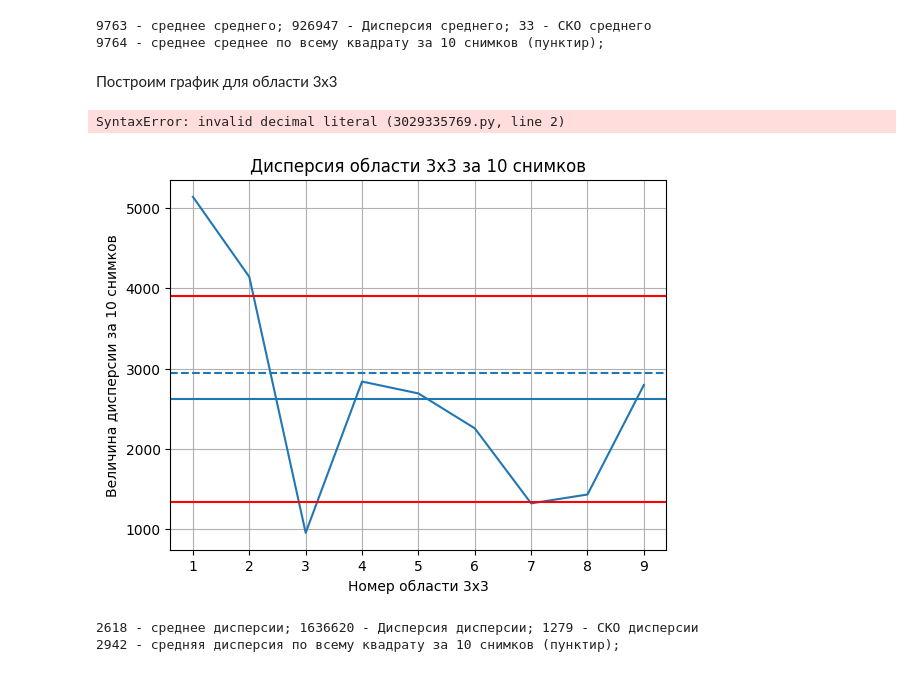
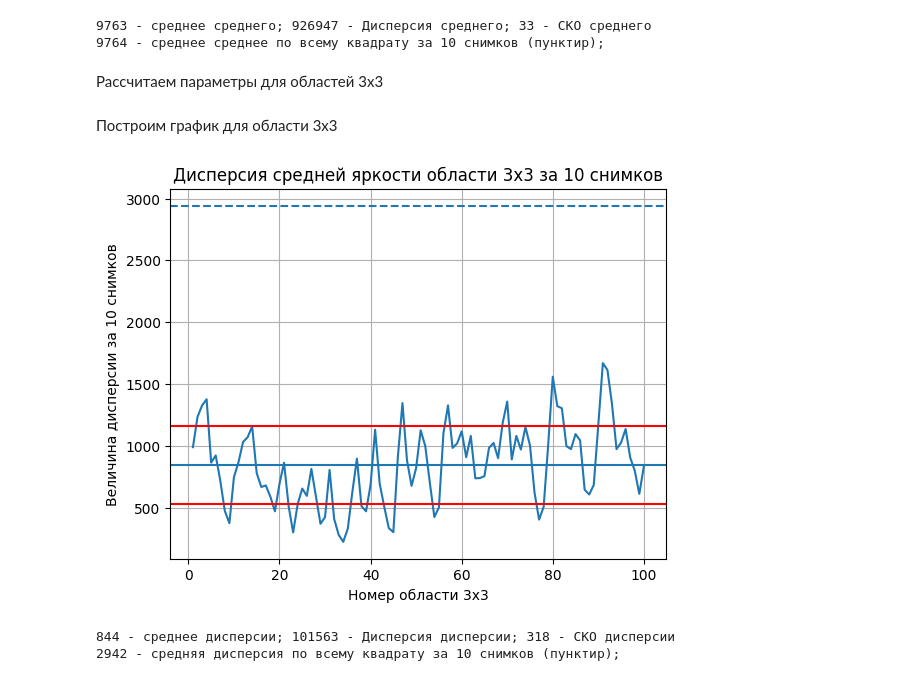
Before and after one commit to integrator942/SNR_X_RAY_PICTURES, a Jupyter notebook: SNR_X_RAY_PICTURES.ipynb, the cells around one changed output. Cells and saved outputs as stored; diff of their text form; code cells hidden in the pictures.

```diff
--- a/SNR_X_RAY_PICTURES.ipynb
+++ b/SNR_X_RAY_PICTURES.ipynb
@@ -190,19 +187,19 @@ print(int(mean_sredn_mean), '- среднее среднее по всему к
 9763 - среднее среднего; 926947 - Дисперсия среднего; 33 - СКО среднего
 9764 - среднее среднее по всему квадрату за 10 снимков (пунктир);
 # %% [markdown]
-Построим график для области 3х3
+Рассчитаем параметры для областей 3х3
 # %%
-import math
 obl_side=3 #Размер области
 k_3=0
-j_3=0
+pixel33_mean_var=[]
 while k_3 < math.floor(b_square/obl_side):
+    j_3=0
     while j_3 < math.floor(b_square/obl_side):
         pixel_brightness=[]
         pixel_brightness_total=[]
         pixel_mean_var=[]
         for i in range(10):
-            path_elbow="C:\\Users\\lkond\\Destkop\\Python\\elbow\\16_bit\\" + str(i+1) + ".tiff"
+            path_elbow="C:\\Users\\lkond\\Desktop\\Python\\16_bit\\" + str(i+1) + ".tiff"
             img = Image.open(path_elbow)
             img = img.crop(coordinates_crop) #Обрезка тёмных краёв
             imag_region_loop = img.crop(coordinates) #выбор области анализа
@@ -210,35 +207,38 @@ while k_3 < math.floor(b_square/obl_side):
             pixel_brightness=[]
             for k in range(3):
                 for j in range(3):
-                    pixel_brightness.append(int(oblast_loop[j][k])) #Выбор пикселя, считываем его яркость
-            pixel_brightness_total.append(pixel_brightness)
-        pixel_brightness_total=list(map(list, zip(*pixel_brightness_total))) #Транспонирование списка списков
-        for f in range(len(pixel_brightness_total)): #Cчитаем список Среднего и Дисперсии за 10 снимков
-            mean_pixel=int(np.mean(pixel_brightness_total[f])) #среднее значение
-            var_pixel=int(np.var(pixel_brightness_total[f])) #дисперсия
-            pixel_mean_var.append([mean_pixel,var_pixel]) #СРеднее и дисперсия за 10 снимков
-        pixel_mean_var=list(map(list, zip(*pixel_mean_var))) #Транспонируем, чтобы построить график
+                    pixel_brightness.append(int(oblast_loop[j+j_3][k+k_3])) #Выбор пикселя, считываем его яркость
+            pixel_brightness_total.append(int(np.mean(pixel_brightness))) #Среднее значение области яркости пикселей
+        mean_pixel=int(np.mean(pixel_brightness_total)) #среднее значение для одной области 3x3 за 10 снимков
+        var_pixel=int(np.var(pixel_brightness_total)) #дисперсия для одной области 3x3 за 10 снимков
+        pixel_mean_var.append(mean_pixel)
+        pixel_mean_var.append(var_pixel)
+        j_3+=1
+        pixel33_mean_var.append(pixel_mean_var)
+    k_3+=1
+pixel33_mean_var=list(map(list, zip(*pixel33_mean_var))) #Транспонируем, чтобы построить график
-# %% [output]
-SyntaxError: invalid decimal literal (3029335769.py, line 2)
+# %% [markdown]
+Построим график для области 3x3
 # %%
 k_graph=[]
-for k in range(3*3): #Ось X
+Ox=len(pixel33_mean_var[0])
+for k in range(Ox): #Ось X
     k_graph.append(k+1)
-std_var_pixel=np.std(pixel_mean_var[1]) #СКО дисперсии
-mean_var_pixel=np.mean(pixel_mean_var[1]) #Среднее значение дисперсии
-plt.plot(k_graph, pixel_mean_var[1])
-plt.axline((1, mean_var_pixel), (3*3, mean_var_pixel))  #Среднее значение дисперсии
-plt.axline((1, mean_var_pixel+std_var_pixel), (3*3, mean_var_pixel+std_var_pixel), color='Red') #+ СКО
-plt.axline((1, mean_var_pixel-std_var_pixel), (3*3, mean_var_pixel-std_var_pixel), color='Red') #- СКО
-plt.axline((1, mean_sredn_var), (3*3, mean_sredn_var), linestyle='--') #Средняя дисперсия по всему выбранному квадрату за 10
+std_var_pixel=np.std(pixel33_mean_var[1]) #СКО дисперсии
+mean_var_pixel=np.mean(pixel33_mean_var[1]) #Среднее значение дисперсии
+plt.plot(k_graph, pixel33_mean_var[1])
+plt.axline((1, mean_var_pixel), (Ox, mean_var_pixel))  #Среднее значение дисперсии
+plt.axline((1, mean_var_pixel+std_var_pixel), (Ox, mean_var_pixel+std_var_pixel), color='Red') #+ СКО
+plt.axline((1, mean_var_pixel-std_var_pixel), (Ox, mean_var_pixel-std_var_pixel), color='Red') #- СКО
+plt.axline((1, mean_sredn_var), (Ox, mean_sredn_var), linestyle='--') #Средняя дисперсия по всему выбранному квадрату за 10
 plt.grid()
 plt.xlabel('Номер области 3х3')
 plt.ylabel('Величина дисперсии за 10 снимков')
-plt.title('Дисперсия области 3х3 за 10 снимков')
+plt.title('Дисперсия средней яркости области 3х3 за 10 снимков')
 plt.show()
-print(int(mean_var_pixel), '- среднее дисперсии;', int(np.var(pixel_mean_var[1])),'- Дисперсия дисперсии;', int(std_var_pixel), '- СКО дисперсии')
+print(int(mean_var_pixel), '- среднее дисперсии;', int(np.var(pixel33_mean_var[1])),'- Дисперсия дисперсии;', int(std_var_pixel), '- СКО дисперсии')
 print(int(mean_sredn_var), '- средняя дисперсия по всему квадрату за 10 снимков (пунктир);')
 # %% [output]
-[figure, old version]
+[figure, new version]
-2618 - среднее дисперсии; 1636620 - Дисперсия дисперсии; 1279 - СКО дисперсии
+844 - среднее дисперсии; 101563 - Дисперсия дисперсии; 318 - СКО дисперсии
 2942 - средняя дисперсия по всему квадрату за 10 снимков (пунктир);
```
Also changed, not shown: parts of 7 cells of this notebook.
